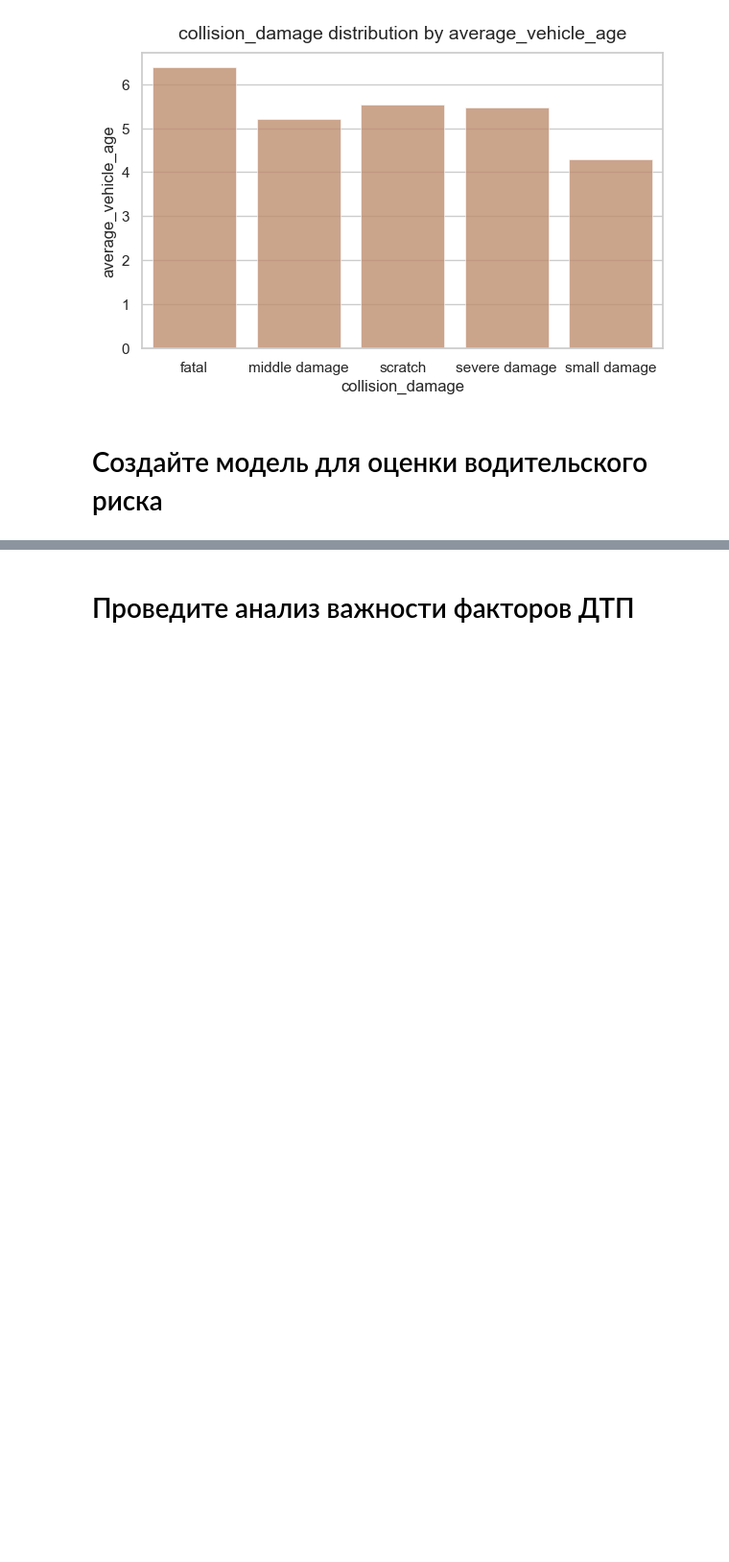
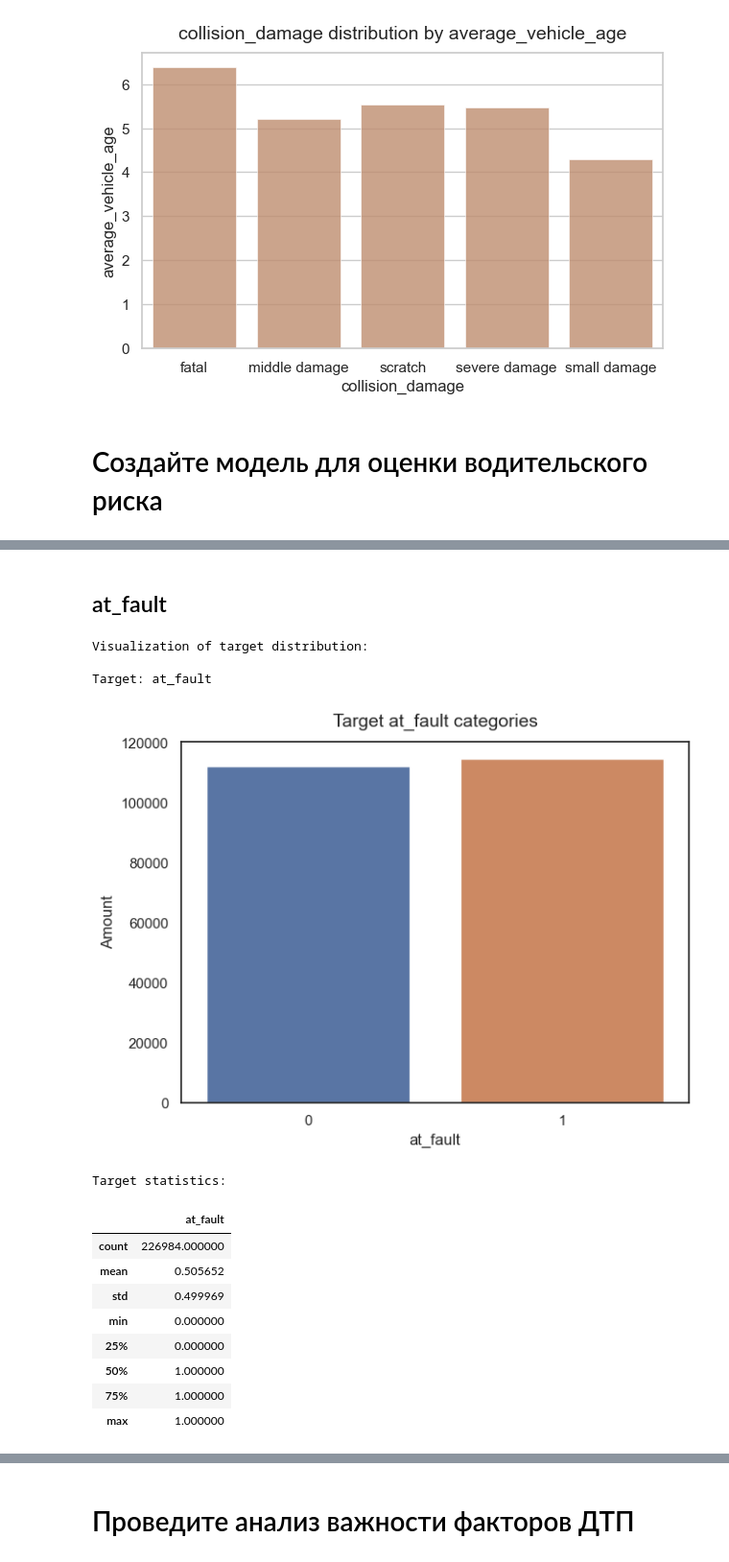
Before and after one commit to AdamCage/road-accident-risk-assessment, a Jupyter notebook: ssss.ipynb, the cells around one changed output, grey strips where cells are left out. Shown at 96% size. Saved outputs shown, nothing was run; the diff lists cells and outputs as text; code cells hidden in the pictures; blank space fills up the shorter version.

```diff
--- a/ssss.ipynb
+++ b/ssss.ipynb
@@ -1047,0 +1514,21 @@ Completed for 00:00:03
+# %% [markdown]
+## at_fault
+# %%
+create_visualization(data=dds,
+                     dtype="target", target="at_fault",
+                     is_cat_target=True, figsize=(7, 5))
+# %% [output]
+Visualization of target distribution:
+
+Target: at_fault
+[figure, added]
+Target statistics:
+|  | at_fault |
+| count | 226984.000000 |
+| mean | 0.505652 |
+| std | 0.499969 |
+| min | 0.000000 |
+| 25% | 0.000000 |
+| 50% | 1.000000 |
+| 75% | 1.000000 |
+| max | 1.000000 |
```
Also changed, not shown: parts of 76 cells of this notebook, 6 other files.
